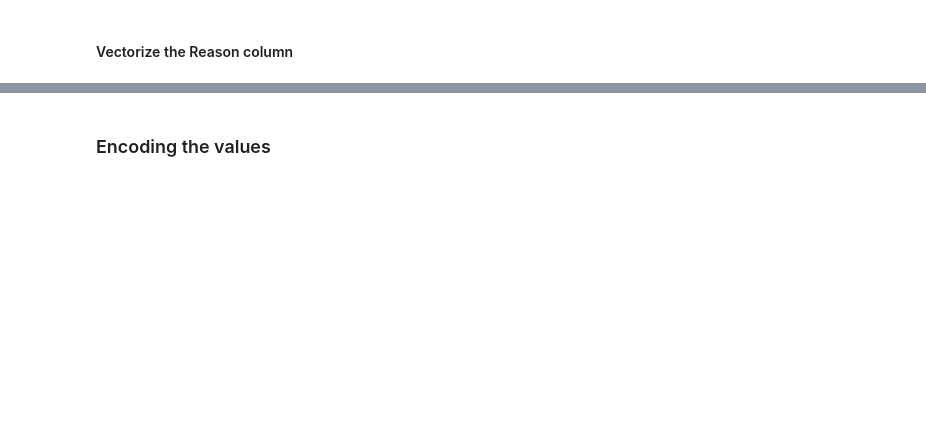
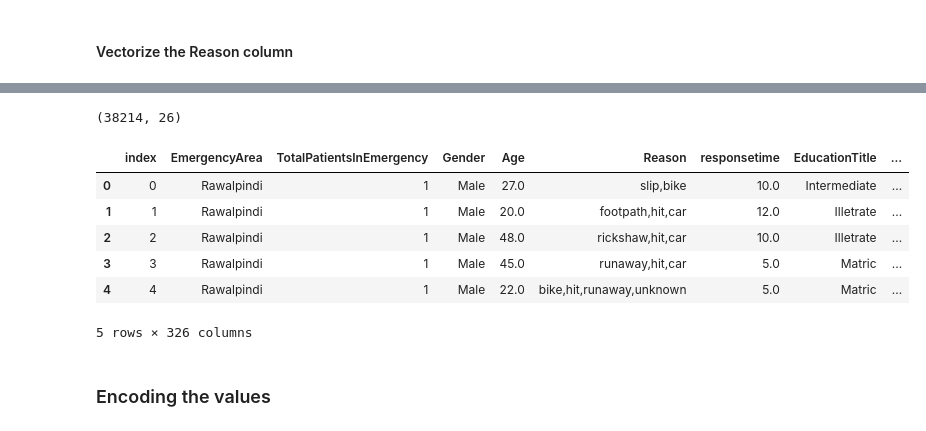
Before and after one commit to Sibgat-Ul/Road_Accidents_Pakistan_Prediction, a Jupyter notebook: toonsquad_445_7_assignment_2_sib.ipynb, the cells around one changed output, grey strips where cells are left out. Saved outputs shown, nothing was run; the diff lists cells and outputs as text; code cells hidden in the pictures; blank space fills up the shorter version.

```diff
--- a/toonsquad_445_7_assignment_2_sib.ipynb
+++ b/toonsquad_445_7_assignment_2_sib.ipynb
@@ -545,10 +561,10 @@ import gensim
 w2v_model = gensim.models.KeyedVectors.load_word2vec_format('drive/MyDrive/w2v_gn_pretrained.bin', binary=True)
 # %%
 def vectorize(word_list):
+  if word_list == None or word_list == []:
+    return 0
+
   vectorized = None
-
-  if word_list == None:
-    word_list = np.zeros(300)
 
   for word in word_list:
     vectorized = [w2v_model[word] if word in w2v_model else np.zeros(300) for word in word_list]
@@ -565,3 +577,2 @@ KeyError: 'Reason'
 # %%
-rta_dataset["reason_tokenized"] = rta_dataset["reason_tokenized"].apply(vectorize)
-rta_dataset['reason_tokenized'].loc[0:5]
+rta_dataset["reason_tokenized"] = rta_dataset["reason_tokenized"].progress_apply(vectorize)
@@ -570,3 +594,19 @@ TypeError: object of type 'NoneType' has no len()
+# %%
+rta_dataset.drop(index=rta_dataset[rta_dataset["reason_tokenized"].str.len() != 300].index, inplace=True, axis="row")
+rta_dataset.reset_index(inplace=True)
+# %%
+print(rta_dataset.shape)
+rta_dataset[[i for i in range(300)]] = pd.DataFrame(rta_dataset.reason_tokenized.to_list())
+rta_dataset.head()
+# %% [output]
+(38214, 26)
+|  | index | EmergencyArea | TotalPatientsInEmergency | Gender | Age | Reason | responsetime | EducationTitle | ... |
+| 0 | 0 | Rawalpindi | 1 | Male | 27.0 | slip,bike | 10.0 | Intermediate | ... |
+| 1 | 1 | Rawalpindi | 1 | Male | 20.0 | footpath,hit,car | 12.0 | Illetrate | ... |
+| 2 | 2 | Rawalpindi | 1 | Male | 48.0 | rickshaw,hit,car | 10.0 | Illetrate | ... |
+| 3 | 3 | Rawalpindi | 1 | Male | 45.0 | runaway,hit,car | 5.0 | Matric | ... |
+| 4 | 4 | Rawalpindi | 1 | Male | 22.0 | bike,hit,runaway,unknown | 5.0 | Matric | ... |
+5 rows × 326 columns
 # %% [markdown]
 ### Encoding the values
 # %%
```
Also changed, not shown: parts of 22 cells of this notebook.
